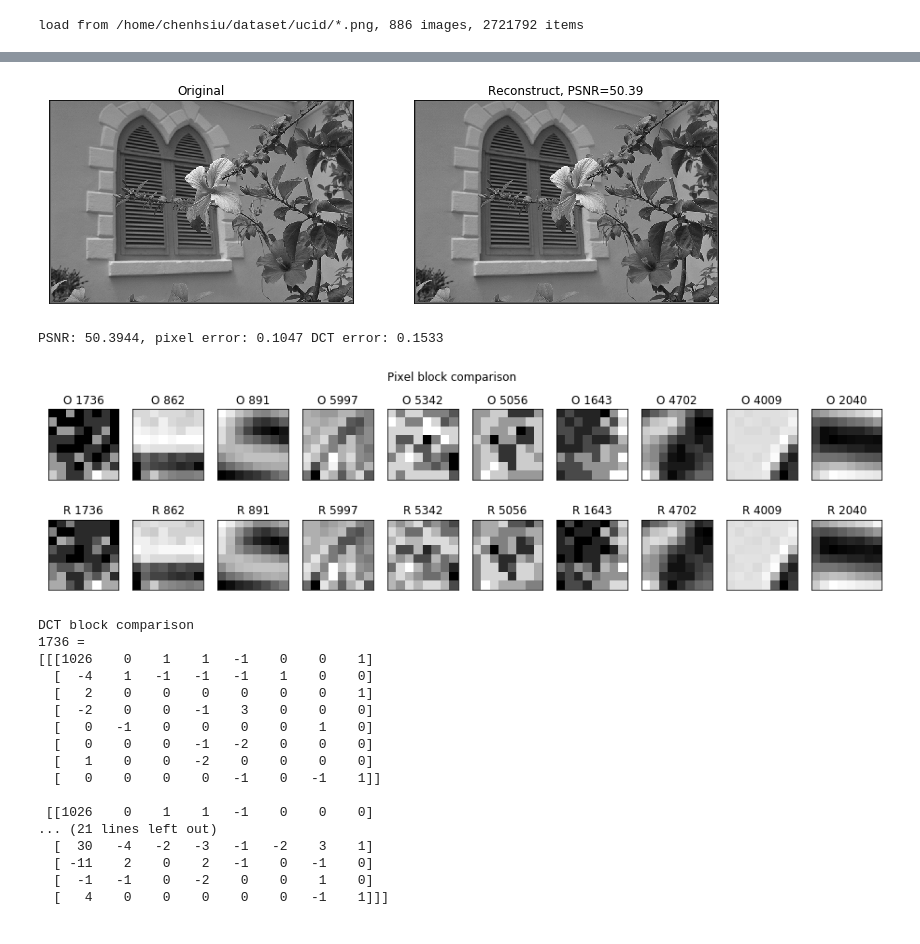
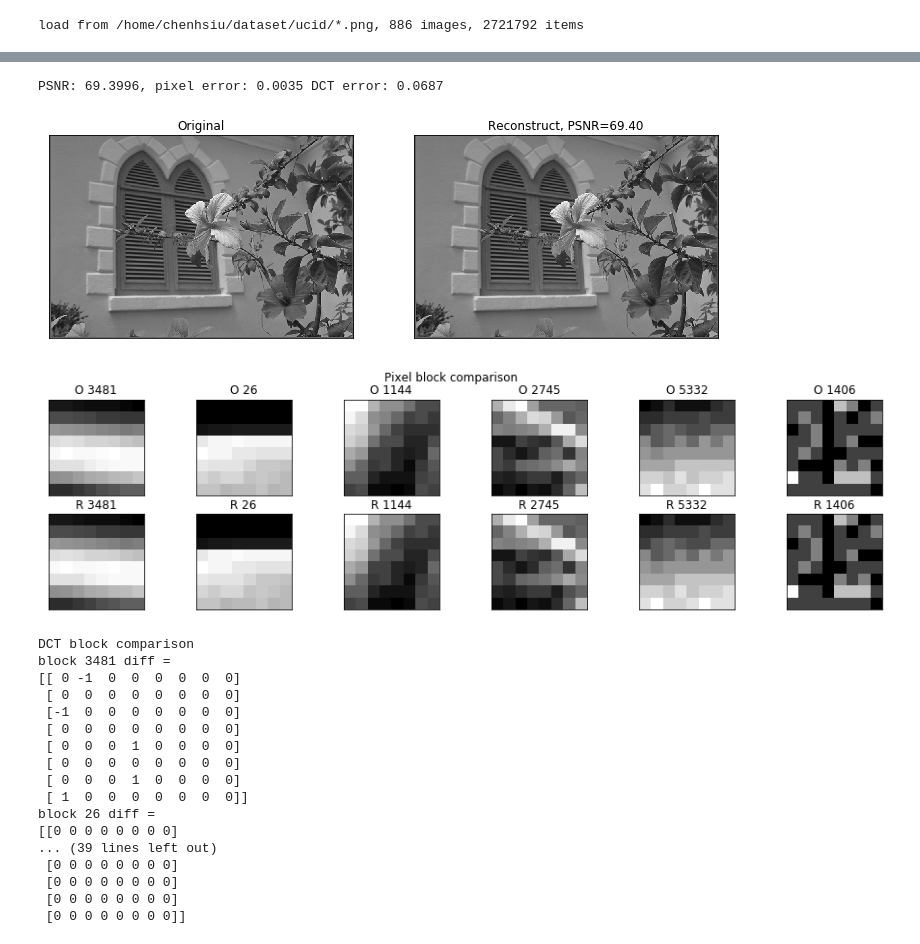
Before and after one commit to chenhsiu48/expr_pynb, a Jupyter notebook: dct_transform.ipynb, the cells around one changed output, grey strips where cells are left out. Saved outputs shown, nothing was run; the diff lists cells and outputs as text; code cells hidden in the pictures.

Commit message:
update dct_transform. fix rounding and with level shift

```diff
--- a/dct_transform.ipynb
+++ b/dct_transform.ipynb
@@ -118,7 +119,7 @@ class JDCTNet(nn.Module):
             nn.ConvTranspose2d(F2, F1, 1, stride=1),
             nn.ReLU(),
             nn.ConvTranspose2d(F1, 1, 1, stride=1),
-            nn.ReLU(),
+            #nn.ReLU(),     # need to preserve the negative value after level shift
         )
 
     def encode(self, x):
@@ -144,7 +145,6 @@ Now we need some images for training and testing. I choose the [UCID dataset](ht
 
 <sup>1</sup> The link in the original paper is not working. [This link](http://jasoncantarella.com/downloads/ucid.v2.tar.gz) works, but the file seems broken. I can only extract 886 images from it.
 # %%
-
 device = torch.device("cuda" if torch.cuda.is_available() else "cpu")
 
 class JDCTDataset(VisionDataset):
@@ -165,9 +165,9 @@ class JDCTDataset(VisionDataset):
             patches, dcts, rects = non_overlap_crop(im, BK_SIZE, BK_SIZE)
             t_patch = ()
             t_dct = ()
-            for i in range(len(patches)):
-                t_patch = t_patch + (torch.from_numpy(patches[i]).float().unsqueeze(0), )
-                t_dct = t_dct + (torch.from_numpy(dcts[i]).float().view(BK_SIZE * BK_SIZE),)
+            for j in range(len(patches)):
+                t_patch = t_patch + (torch.from_numpy(patches[j]).float().unsqueeze(0), )
+                t_dct = t_dct + (torch.from_numpy(dcts[j]).float().view(BK_SIZE * BK_SIZE),)
             if is_train:
                 self.patches += t_patch
                 self.dcts += t_dct
@@ -200,5 +200,4 @@ I design the loss function as the sum of reconstruction error plus L1 loss betwe
 # %%
-
 model = JDCTNet().to(device)
 optimizer = Adam(model.parameters(), lr=1e-3)
 
@@ -208,13 +207,13 @@ hist_err_dct = []
 best_epoch = None
 best_cond = 0
 
-model.train()
 for epoch in range(EPOCHS):
+    model.train()
     train_loss = 0
     str_epoch = f'Epoch: {epoch+1}/{EPOCHS} [{best_epoch}]'
     for batch_idx, (x, y) in enumerate(loader):
-        x = Variable(x).to(device)
-        y = Variable(y).to(device)
+        x = x.to(device)
+        y = y.to(device)
         optimizer.zero_grad()
         r, c = model(x)
         loss = F.l1_loss(x, r) + F.l1_loss(c, y)
@@ -257,9 +256,16 @@ for epoch in range(EPOCHS):
         best_epoch = epoch + 1
         torch.save(model.state_dict(), MODEL_FILE)
 
-plt.plot(hist_psnr, label='PSNR')
-plt.plot(hist_err_px, label='pixel error')
-plt.plot(hist_err_dct, label='DCT error')
-plt.legend()
+fig, ax1 = plt.subplots()
+
+ax1.plot(hist_psnr, color='red', label='PSNR')
+ax1.set_xlabel('epochs')
+ax1.legend(loc='upper left')
+
+ax2 = ax1.twinx()
+ax2.plot(hist_err_px, label='pixel error')
+ax2.plot(hist_err_dct, label='DCT error')
+ax2.legend(loc='upper right')
+
 plt.show()
 # %% [output]
@@ -283,5 +289,4 @@ We select one image from the Kodak dataset and see the approximation result. The
 # %%
-
 model.load_state_dict(torch.load(MODEL_FILE))
 
 im_idx = 3
@@ -291,6 +296,8 @@ re_px, re_dct = predict_image(model, patches, BATCH_SIZE*10)
 im = reconstruct_image(re_px, test_dataset.rects[im_idx], test_dataset.images[im_idx].size)
 psnr, e_px, e_dct = estimate_image(re_px, re_dct, patches, dcts, test_dataset.rects[im_idx],
                                    test_dataset.images[im_idx])
+
+print(f'PSNR: {psnr:.4f}, pixel error: {e_px:.4f} DCT error: {e_dct:.4f}')
 
 figure, axis = plt.subplots(1, 2, figsize=(12,8))
 axis[0].set_title('Original')
@@ -298,56 +305,52 @@ axis[0].imshow(test_dataset.images[im_idx], cmap='gray')
 axis[0].get_xaxis().set_visible(False)
 axis[0].get_yaxis().set_visible(False)
 axis[1].set_title(f'Reconstruct, PSNR={psnr:.2f}')
 axis[1].imshow(im, cmap='gray')
 axis[1].get_xaxis().set_visible(False)
 axis[1].get_yaxis().set_visible(False)
 plt.show()
 
-print(f'PSNR: {psnr:.4f}, pixel error: {e_px:.4f} DCT error: {e_dct:.4f}')
-
-COMP_COL = 10
+COMP_COL = 6
 sel = [i for i in range(len(re_px))]
 random.shuffle(sel)
 sel = sel[:COMP_COL]
 
 figure, axis = plt.subplots(2, COMP_COL, figsize=(16,4))
 figure.suptitle('Pixel block comparison')
 for i, idx in enumerate(sel):
     px = patches[idx].squeeze(0).cpu().numpy().astype(int)
     axis[0][i].set_title(f'O {idx}')
     axis[0][i].imshow(px, cmap='gray')
     axis[0][i].get_xaxis().set_visible(False)
     axis[0][i].get_yaxis().set_visible(False)
     axis[1][i].set_title(f'R {idx}')
     axis[1][i].imshow(re_px[idx], cmap='gray')
     axis[1][i].get_xaxis().set_visible(False)
     axis[1][i].get_yaxis().set_visible(False)
 plt.show()
 
 print('DCT block comparison')
-for i, idx in enumerate(sel[:2]):
+for i, idx in enumerate(sel[:COMP_COL]):
     dct = dcts[idx].squeeze(0).cpu().numpy().astype(int)
-    re_dct[idx] = re_dct[idx].astype(int)
-    comp = np.stack((dct.reshape(BK_SIZE, BK_SIZE), re_dct[idx].reshape(BK_SIZE, BK_SIZE)))
-    print(f'{idx} = \n{comp}')
+    print(f'block {idx} diff = \n{(re_dct[idx] - dct).reshape(BK_SIZE, BK_SIZE).astype(int)}')
 # %% [output]
+PSNR: 69.3996, pixel error: 0.0035 DCT error: 0.0687
 [figure]
-PSNR: 50.3944, pixel error: 0.1047 DCT error: 0.1533
-[figure, old version]
+[figure, new version]
 DCT block comparison
-1736 =
-[[[1026    0    1    1   -1    0    0    1]
-  [  -4    1   -1   -1   -1    1    0    0]
-  [   2    0    0    0    0    0    0    1]
-  [  -2    0    0   -1    3    0    0    0]
-  [   0   -1    0    0    0    0    1    0]
-  [   0    0    0   -1   -2    0    0    0]
-  [   1    0    0   -2    0    0    0    0]
-  [   0    0    0    0   -1    0   -1    1]]
-
- [[1026    0    1    1   -1    0    0    0]
-... (21 lines left out)
-  [  30   -4   -2   -3   -1   -2    3    1]
-  [ -11    2    0    2   -1    0   -1    0]
-  [  -1   -1    0   -2    0    0    1    0]
-  [   4    0    0    0    0    0   -1    1]]]
+block 3481 diff =
+[[ 0 -1  0  0  0  0  0  0]
+ [ 0  0  0  0  0  0  0  0]
+ [-1  0  0  0  0  0  0  0]
+ [ 0  0  0  0  0  0  0  0]
+ [ 0  0  0  1  0  0  0  0]
+ [ 0  0  0  0  0  0  0  0]
+ [ 0  0  0  1  0  0  0  0]
+ [ 1  0  0  0  0  0  0  0]]
+block 26 diff =
+[[0 0 0 0 0 0 0 0]
+... (39 lines left out)
+ [0 0 0 0 0 0 0 0]
+ [0 0 0 0 0 0 0 0]
+ [0 0 0 0 0 0 0 0]
+ [0 0 0 0 0 0 0 0]]
```
Also changed, not shown: parts of 5 cells of this notebook.
